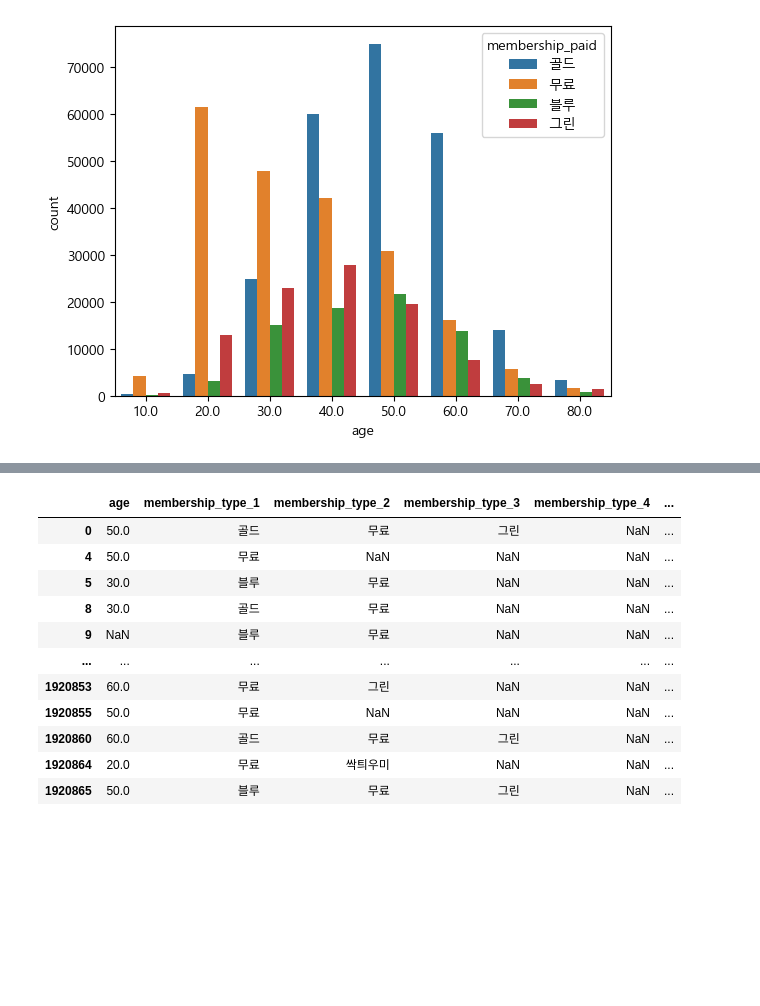
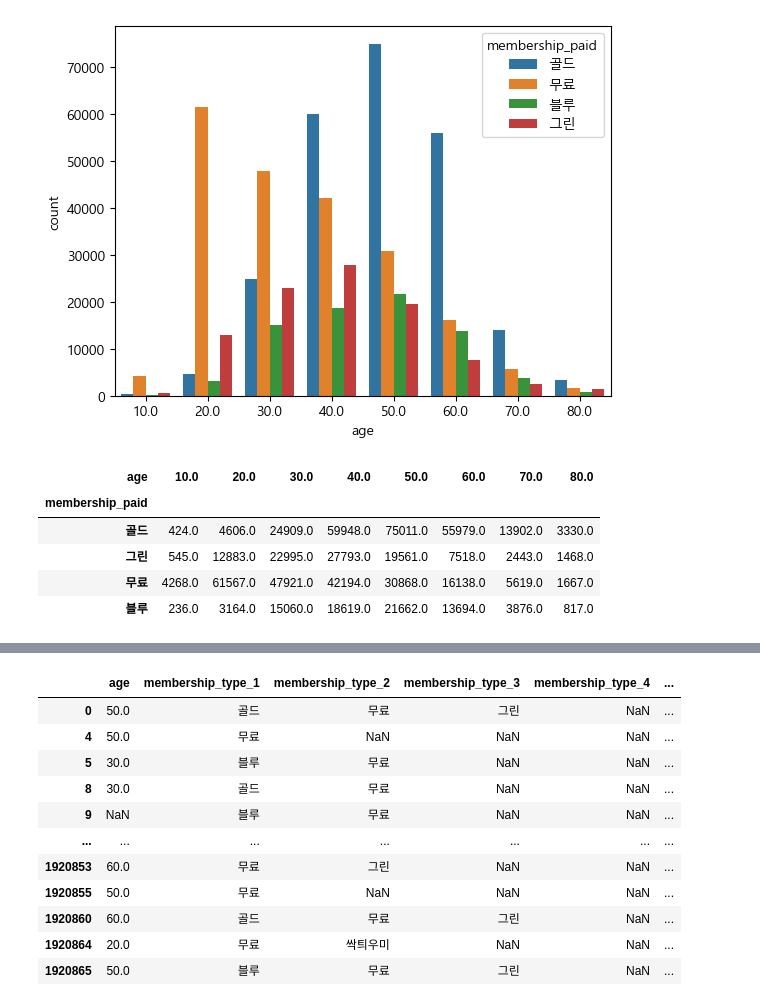
Before and after one commit to Team-HandL/SAC, a Jupyter notebook: basic_preprocessing.ipynb, the cells around one changed output, grey strips where cells are left out. Drawn from its saved outputs; the diff is of its cells as text; code cells hidden in the pictures; blank space fills up the shorter version.

```diff
--- a/basic_preprocessing.ipynb
+++ b/basic_preprocessing.ipynb
@@ -280,3 +271,13 @@ sns.countplot(x = 'age', hue = 'membership_paid', data = member_df)
 plt.show()
 # %% [output]
 [figure]
+# %%
+y = member_df.groupby(['membership_paid', 'age']).count()[['gender']].reset_index()
+y.pivot_table(index = 'membership_paid', columns = 'age', values = 'gender')
+# %% [output]
+| age | 10.0 | 20.0 | 30.0 | 40.0 | 50.0 | 60.0 | 70.0 | 80.0 |
+| membership_paid |  |  |  |  |  |  |  |  |
+| 골드 | 424.0 | 4606.0 | 24909.0 | 59948.0 | 75011.0 | 55979.0 | 13902.0 | 3330.0 |
+| 그린 | 545.0 | 12883.0 | 22995.0 | 27793.0 | 19561.0 | 7518.0 | 2443.0 | 1468.0 |
+| 무료 | 4268.0 | 61567.0 | 47921.0 | 42194.0 | 30868.0 | 16138.0 | 5619.0 | 1667.0 |
+| 블루 | 236.0 | 3164.0 | 15060.0 | 18619.0 | 21662.0 | 13694.0 | 3876.0 | 817.0 |
```
Also changed, not shown: parts of 7 cells of this notebook, 4 other files.
